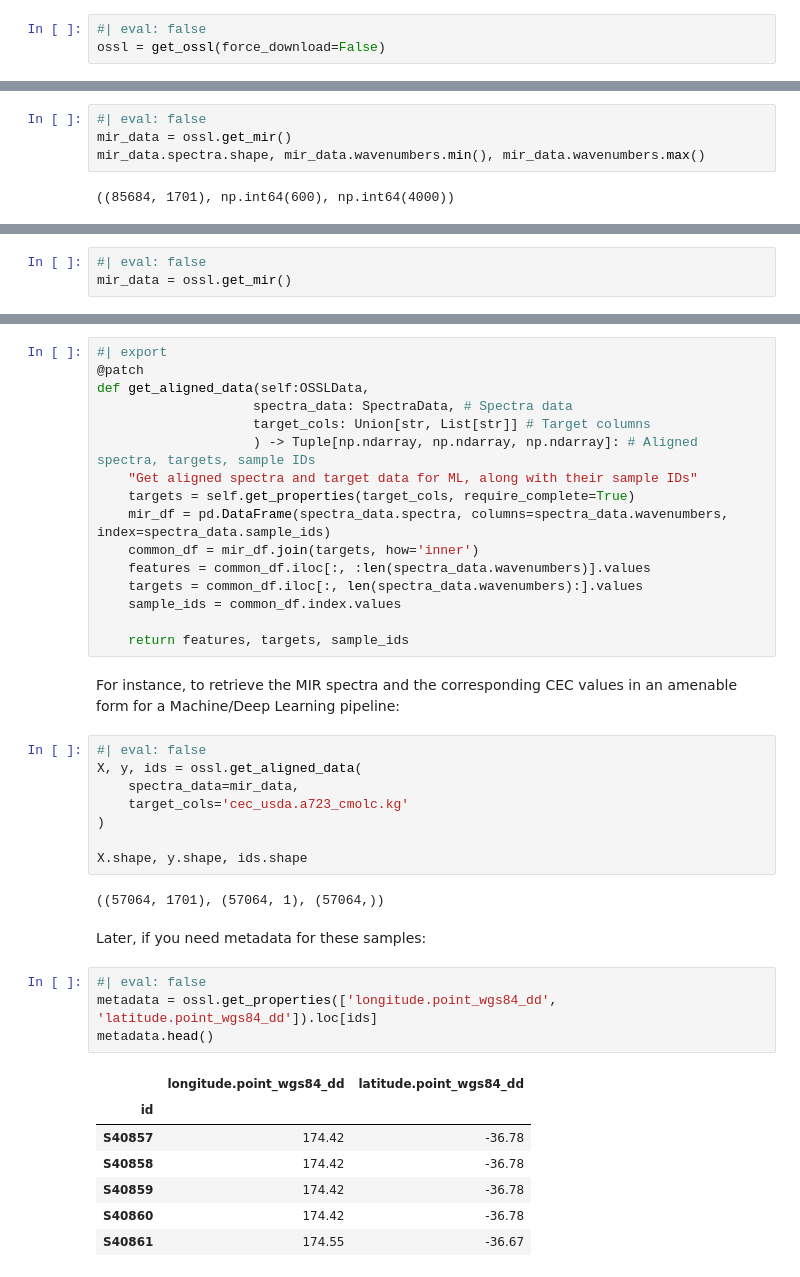
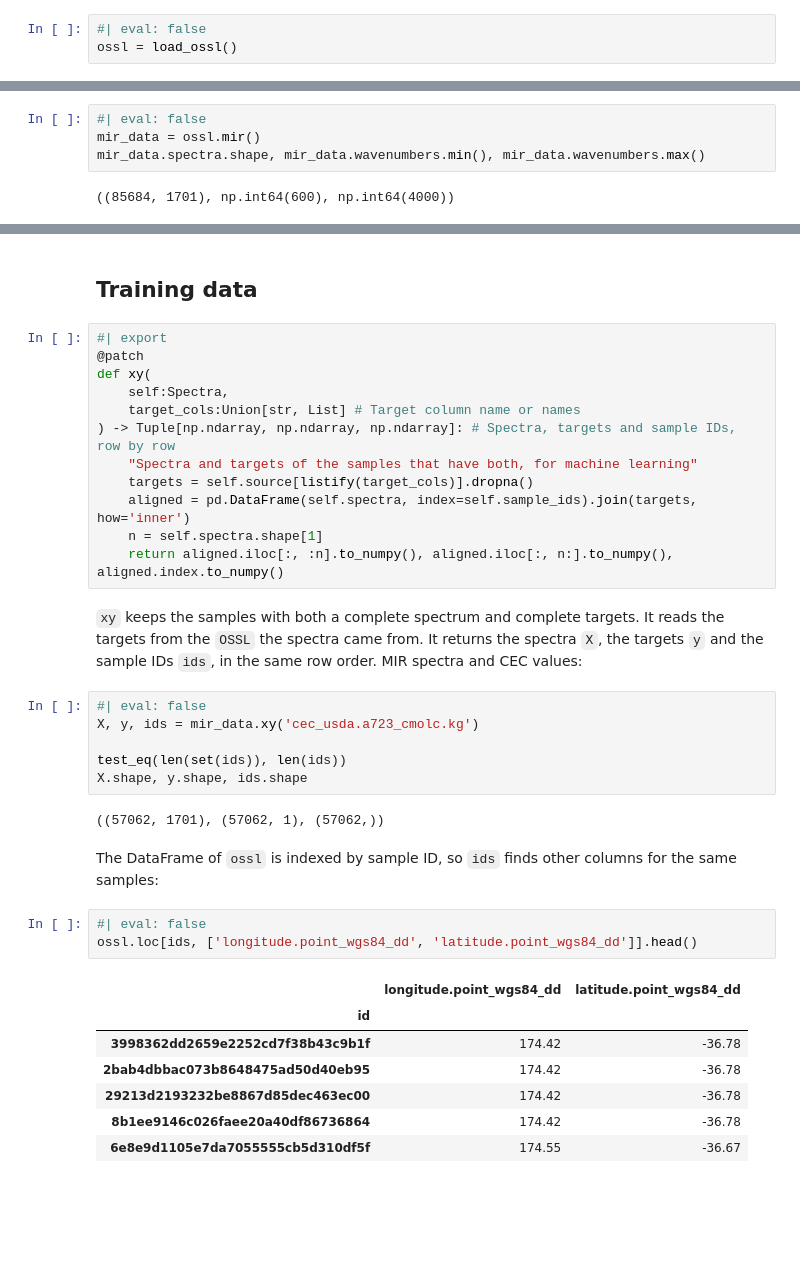
Before and after one commit to franckalbinet/soilspecdata, a Jupyter notebook: nbs/01_datasets.ossl.ipynb, the cells around one changed output, grey strips where cells are left out. Cells and saved outputs as stored; diff of their text form; blank space fills up the shorter version.

```diff
--- a/nbs/01_datasets.ossl.ipynb
+++ b/nbs/01_datasets.ossl.ipynb
@@ -149,3 +112,3 @@ How to use it:
 # %%
 #| eval: false
-ossl = get_ossl(force_download=False)
+ossl = load_ossl()
@@ -432,6 +409,6 @@ For instance, to retrieve the MIR spectra between 600 and 4000 wavenumbers (defa
 # %%
 #| eval: false
-mir_data = ossl.get_mir()
+mir_data = ossl.mir()
 mir_data.spectra.shape, mir_data.wavenumbers.min(), mir_data.wavenumbers.max()
 # %% [output]
 ((85684, 1701), np.int64(600), np.int64(4000))
@@ -461,3 +414,0 @@ Get only complete MIR spectra:
-# %%
-#| eval: false
-mir_data = ossl.get_mir()
@@ -494,42 +447,37 @@ metadata.shape, metadata.head()
+# %% [markdown]
+## Training data
 # %%
 #| export
 @patch
-def get_aligned_data(self:OSSLData,
-                    spectra_data: SpectraData, # Spectra data
-                    target_cols: Union[str, List[str]] # Target columns
-                    ) -> Tuple[np.ndarray, np.ndarray, np.ndarray]: # Aligned spectra, targets, sample IDs
-    "Get aligned spectra and target data for ML, along with their sample IDs"
-    targets = self.get_properties(target_cols, require_complete=True)
-    mir_df = pd.DataFrame(spectra_data.spectra, columns=spectra_data.wavenumbers, index=spectra_data.sample_ids)
-    common_df = mir_df.join(targets, how='inner')
-    features = common_df.iloc[:, :len(spectra_data.wavenumbers)].values
-    targets = common_df.iloc[:, len(spectra_data.wavenumbers):].values
-    sample_ids = common_df.index.values
-
-    return features, targets, sample_ids
+def xy(
+    self:Spectra,
+    target_cols:Union[str, List] # Target column name or names
+) -> Tuple[np.ndarray, np.ndarray, np.ndarray]: # Spectra, targets and sample IDs, row by row
+    "Spectra and targets of the samples that have both, for machine learning"
+    targets = self.source[listify(target_cols)].dropna()
+    aligned = pd.DataFrame(self.spectra, index=self.sample_ids).join(targets, how='inner')
+    n = self.spectra.shape[1]
+    return aligned.iloc[:, :n].to_numpy(), aligned.iloc[:, n:].to_numpy(), aligned.index.to_numpy()
 # %% [markdown]
-For instance, to retrieve the MIR spectra and the corresponding CEC values in an amenable form for a Machine/Deep Learning pipeline:
+`xy` keeps the samples with both a complete spectrum and complete targets. It reads the targets from the `OSSL` the spectra came from. It returns the spectra `X`, the targets `y` and the sample IDs `ids`, in the same row order. MIR spectra and CEC values:
 # %%
 #| eval: false
-X, y, ids = ossl.get_aligned_data(
-    spectra_data=mir_data,
-    target_cols='cec_usda.a723_cmolc.kg'
-)
+X, y, ids = mir_data.xy('cec_usda.a723_cmolc.kg')
 
+test_eq(len(set(ids)), len(ids))
 X.shape, y.shape, ids.shape
 # %% [output]
-((57064, 1701), (57064, 1), (57064,))
+((57062, 1701), (57062, 1), (57062,))
 # %% [markdown]
-Later, if you need metadata for these samples:
+The DataFrame of `ossl` is indexed by sample ID, so `ids` finds other columns for the same samples:
 # %%
 #| eval: false
-metadata = ossl.get_properties(['longitude.point_wgs84_dd', 'latitude.point_wgs84_dd']).loc[ids]
-metadata.head()
+ossl.loc[ids, ['longitude.point_wgs84_dd', 'latitude.point_wgs84_dd']].head()
 # %% [output]
 |  | longitude.point_wgs84_dd | latitude.point_wgs84_dd |
 | id |  |  |
-| S40857 | 174.42 | -36.78 |
-| S40858 | 174.42 | -36.78 |
-| S40859 | 174.42 | -36.78 |
-| S40860 | 174.42 | -36.78 |
-| S40861 | 174.55 | -36.67 |
+| 3998362dd2659e2252cd7f38b43c9b1f | 174.42 | -36.78 |
+| 2bab4dbbac073b8648475ad50d40eb95 | 174.42 | -36.78 |
+| 29213d2193232be8867d85dec463ec00 | 174.42 | -36.78 |
+| 8b1ee9146c026faee20a40df86736864 | 174.42 | -36.78 |
+| 6e8e9d1105e7da7055555cb5d310df5f | 174.55 | -36.67 |
```
Also changed, not shown: parts of 68 cells of this notebook, 21 other files.
